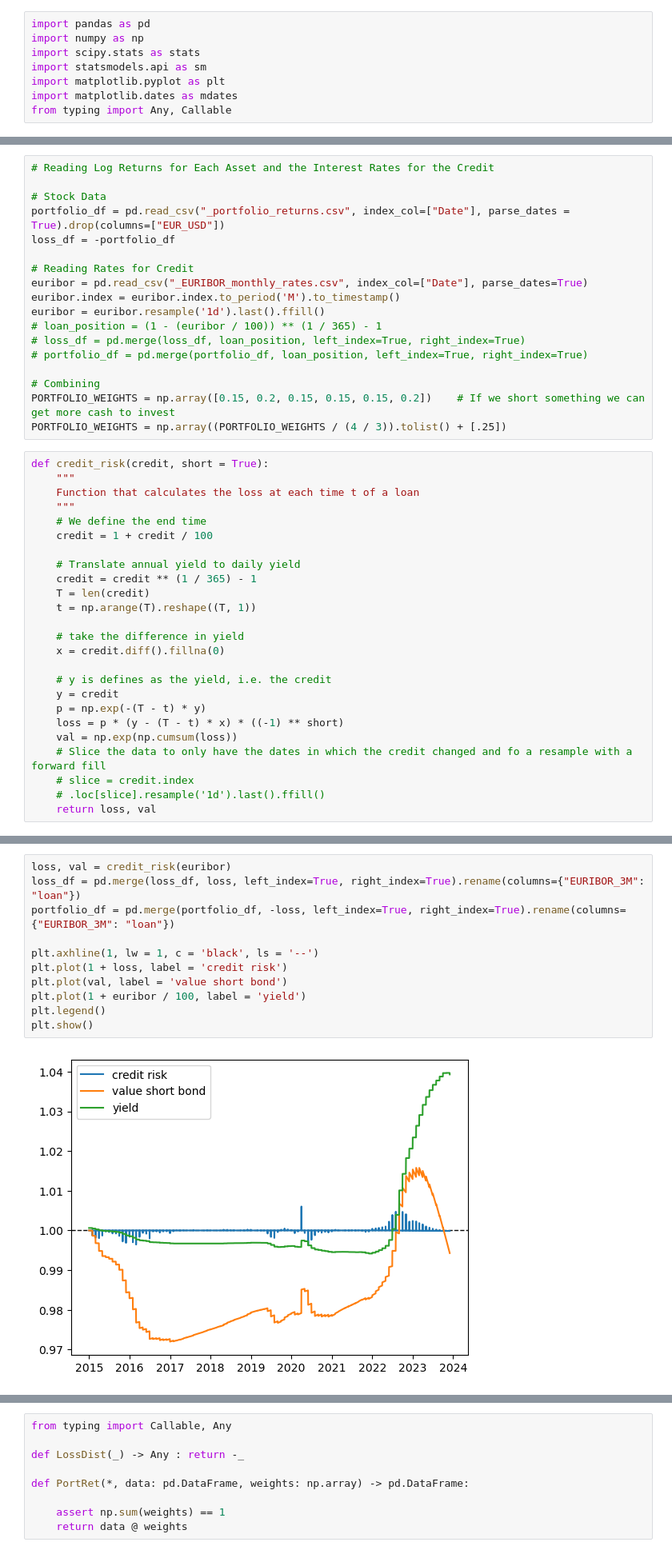
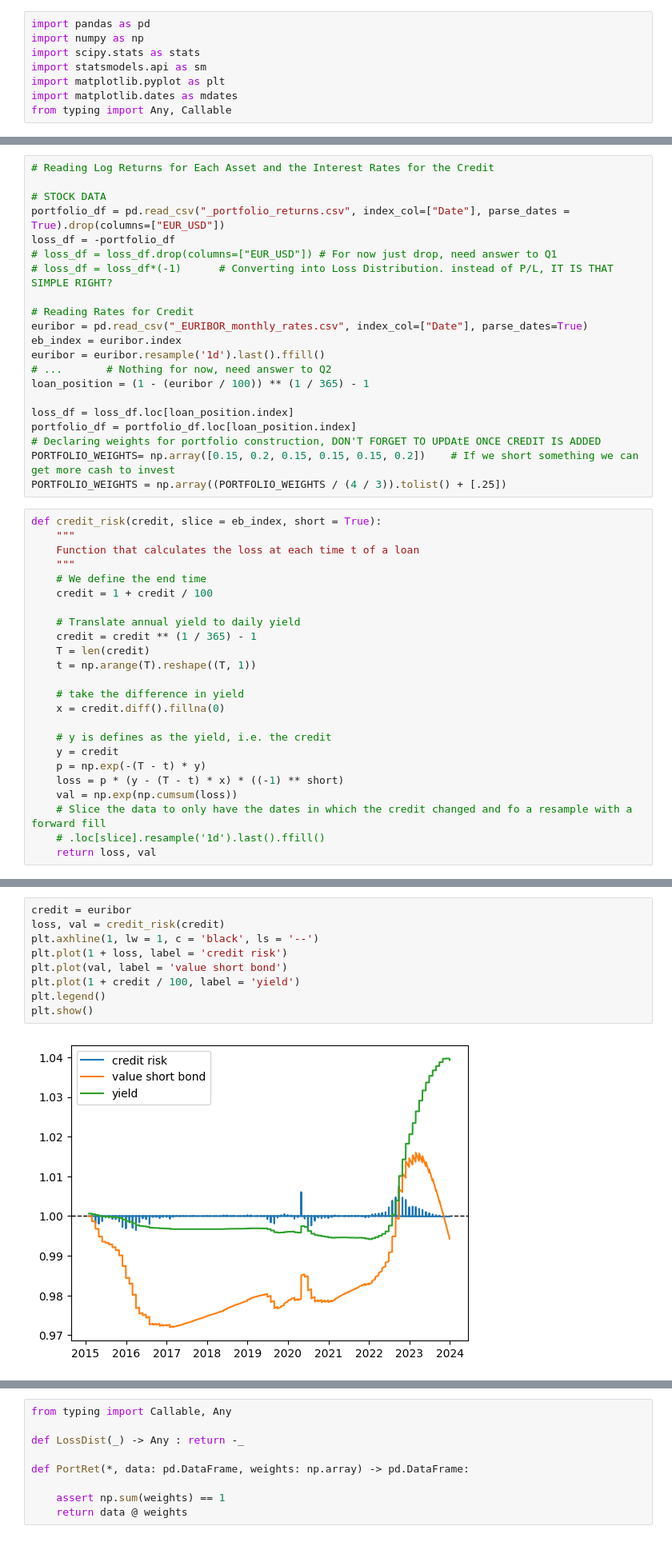
Before and after one commit to DaanZunnenberg/RiskFunctions, a Jupyter notebook: Assignment_1/Updated_version/QFRM_Assignment1.ipynb, the cells around one changed output, grey strips where cells are left out. Shown at 80% size. Cells and saved outputs as stored; diff of their text form.

```diff
--- a/Assignment_1/Updated_version/QFRM_Assignment1.ipynb
+++ b/Assignment_1/Updated_version/QFRM_Assignment1.ipynb
@@ -11,23 +19,26 @@ from typing import Any, Callable
 # %%
 # Reading Log Returns for Each Asset and the Interest Rates for the Credit
 
-# Stock Data
+# STOCK DATA
 portfolio_df = pd.read_csv("_portfolio_returns.csv", index_col=["Date"], parse_dates = True).drop(columns=["EUR_USD"])
 loss_df = -portfolio_df
+# loss_df = loss_df.drop(columns=["EUR_USD"]) # For now just drop, need answer to Q1
+# loss_df = loss_df*(-1)      # Converting into Loss Distribution. instead of P/L, IT IS THAT SIMPLE RIGHT?
 
 # Reading Rates for Credit
 euribor = pd.read_csv("_EURIBOR_monthly_rates.csv", index_col=["Date"], parse_dates=True)
-euribor.index = euribor.index.to_period('M').to_timestamp()
+eb_index = euribor.index
 euribor = euribor.resample('1d').last().ffill()
-# loan_position = (1 - (euribor / 100)) ** (1 / 365) - 1
-# loss_df = pd.merge(loss_df, loan_position, left_index=True, right_index=True)
-# portfolio_df = pd.merge(portfolio_df, loan_position, left_index=True, right_index=True)
+# ...       # Nothing for now, need answer to Q2
+loan_position = (1 - (euribor / 100)) ** (1 / 365) - 1
 
-# Combining
-PORTFOLIO_WEIGHTS = np.array([0.15, 0.2, 0.15, 0.15, 0.15, 0.2])    # If we short something we can get more cash to invest
+loss_df = loss_df.loc[loan_position.index]
+portfolio_df = portfolio_df.loc[loan_position.index]
+# Declaring weights for portfolio construction, DON'T FORGET TO UPDAtE ONCE CREDIT IS ADDED
+PORTFOLIO_WEIGHTS= np.array([0.15, 0.2, 0.15, 0.15, 0.15, 0.2])    # If we short something we can get more cash to invest
 PORTFOLIO_WEIGHTS = np.array((PORTFOLIO_WEIGHTS / (4 / 3)).tolist() + [.25])
 # %%
-def credit_risk(credit, short = True):
+def credit_risk(credit, slice = eb_index, short = True):
     """
     Function that calculates the loss at each time t of a loan
     """
@@ -48,6 +59,5 @@ def credit_risk(credit, short = True):
     loss = p * (y - (T - t) * x) * ((-1) ** short)
     val = np.exp(np.cumsum(loss))
     # Slice the data to only have the dates in which the credit changed and fo a resample with a forward fill
-    # slice = credit.index
     # .loc[slice].resample('1d').last().ffill()
     return loss, val
@@ -56,13 +64,11 @@ def credit_risk(credit, short = True):
 # %%
-loss, val = credit_risk(euribor)
-loss_df = pd.merge(loss_df, loss, left_index=True, right_index=True).rename(columns={"EURIBOR_3M": "loan"})
-portfolio_df = pd.merge(portfolio_df, -loss, left_index=True, right_index=True).rename(columns={"EURIBOR_3M": "loan"})
-
+credit = euribor
+loss, val = credit_risk(credit)
 plt.axhline(1, lw = 1, c = 'black', ls = '--')
 plt.plot(1 + loss, label = 'credit risk')
 plt.plot(val, label = 'value short bond')
-plt.plot(1 + euribor / 100, label = 'yield')
+plt.plot(1 + credit / 100, label = 'yield')
 plt.legend()
 plt.show()
 # %% [output]
-[figure, old version]
+[figure, new version]
```
Also changed, not shown: parts of 44 cells of this notebook.
